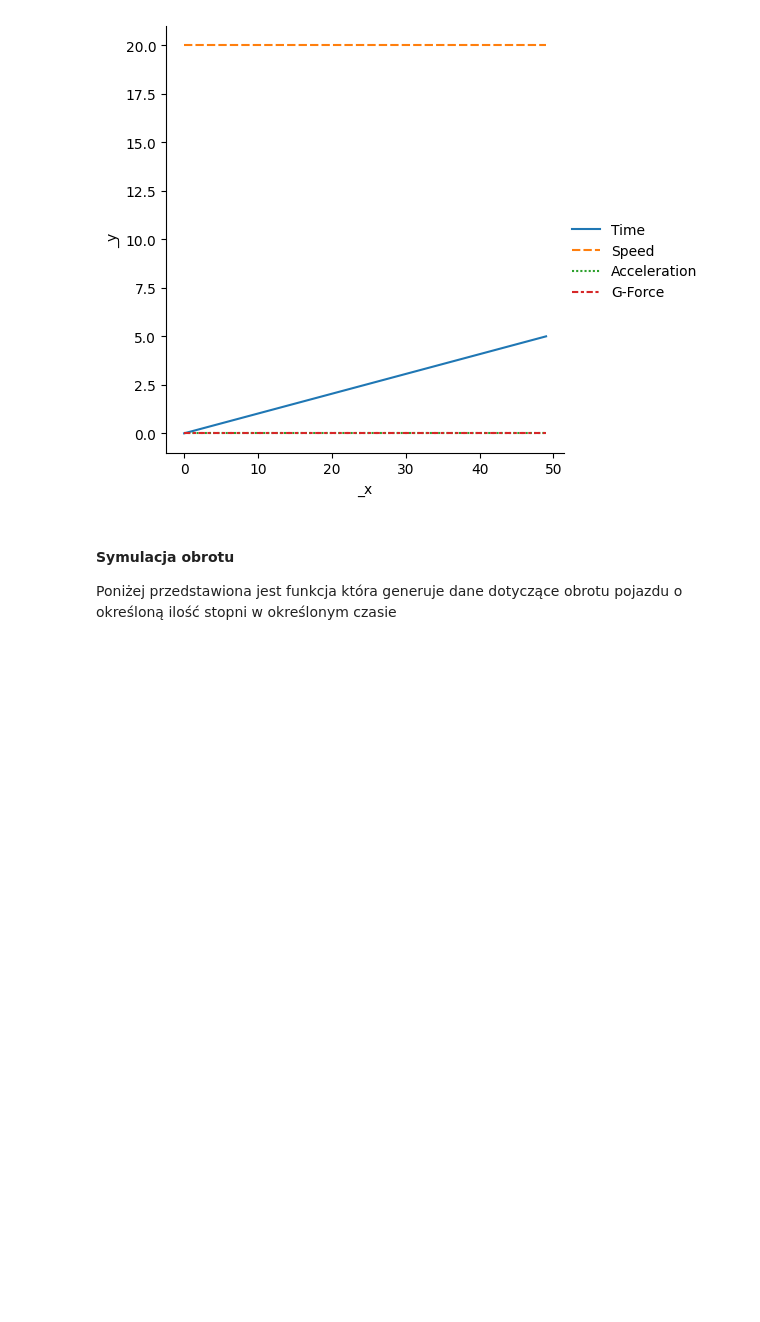
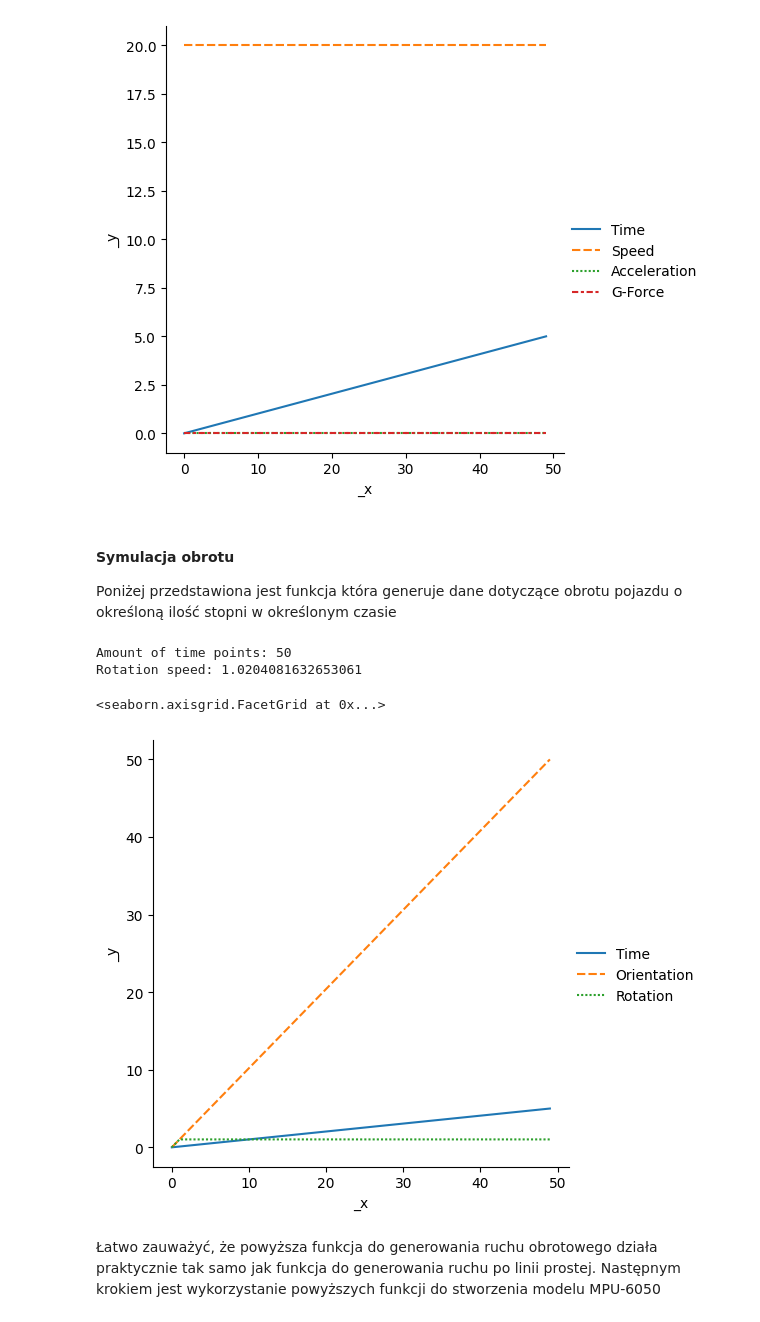
Before and after one commit to SteelPh0enix/magisterka-pollub, a Jupyter notebook: path_generators_showcase.ipynb, the cells around one changed output. Cells and saved outputs as stored; diff of their text form; code cells hidden in the pictures; blank space fills up the shorter version.

Commit message:
added rotation code

```diff
--- a/path_generators_showcase.ipynb
+++ b/path_generators_showcase.ipynb
@@ -182,9 +174,49 @@ g-force: 0.0
 #### Symulacja obrotu
 
 Poniżej przedstawiona jest funkcja która generuje dane dotyczące obrotu pojazdu o określoną ilość stopni w określonym czasie
-# %%
-def generate_rotation_data(
-    start_orientation: float, end_orientation: float, time: float, time_step: float
-) -> pd.DataFrame:
-    """Returns a dataframe with time, orientation and rotation"""
-    pass
+# %%
+def generate_rotation_data(
+    start_orientation: float,
+    end_orientation: float,
+    rotation_time: float,
+    time_step: float,
+) -> pd.DataFrame:
+    """Returns a dataframe with time, orientation and rotation"""
+    time_points_count = int(rotation_time / time_step)
+    # Create an array with all the time points where measurements happened
+    time_points = np.linspace(0, rotation_time, time_points_count)
+    # Map the time points to orientation
+    orientation = np.array(
+        [
+            np.interp(
+                time_point, [0, rotation_time], [start_orientation, end_orientation]
+            )
+            for time_point in time_points
+        ]
+    )
+    # Calculate the rotation for each time point
+    rotation = np.concatenate([np.array([0]), np.diff(orientation)], axis=None)
+
+    df_dict = {
+        "Time": time_points,
+        "Orientation": orientation,
+        "Rotation": rotation,
+    }
+
+    return pd.DataFrame(df_dict)
+
+
+
+rotation_data = generate_rotation_data(0, 50, 5, 0.1)
+
+print(f"Amount of time points: {len(rotation_data.index)}")
+print(f"Rotation speed: {rotation_data.iloc[1]['Rotation']}")
+
+sns.relplot(data=rotation_data, kind="line")
+# %% [output]
+Amount of time points: 50
+Rotation speed: 1.0204081632653061
+<seaborn.axisgrid.FacetGrid at 0x...>
+[figure, added]
+# %% [markdown]
+Łatwo zauważyć, że powyższa funkcja do generowania ruchu obrotowego działa praktycznie tak samo jak funkcja do generowania ruchu po linii prostej. Następnym krokiem jest wykorzystanie powyższych funkcji do stworzenia modelu MPU-6050
```
Also changed, not shown: parts of 4 cells of this notebook.
